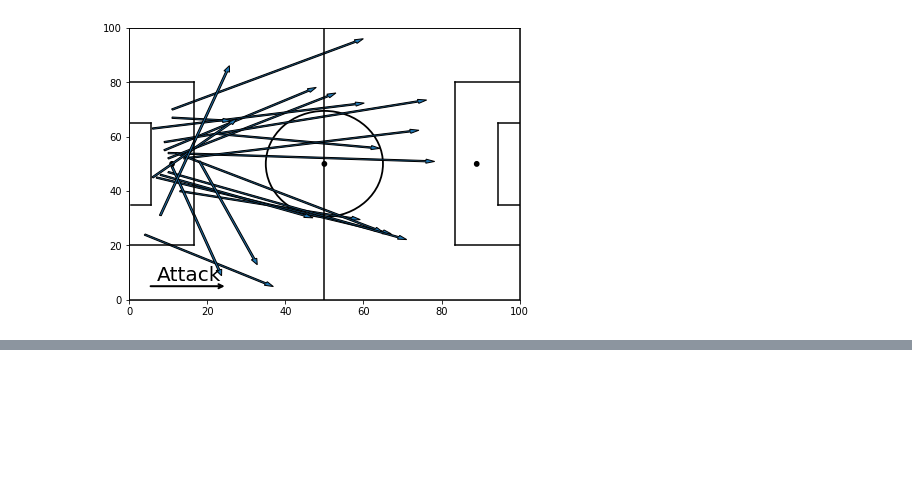
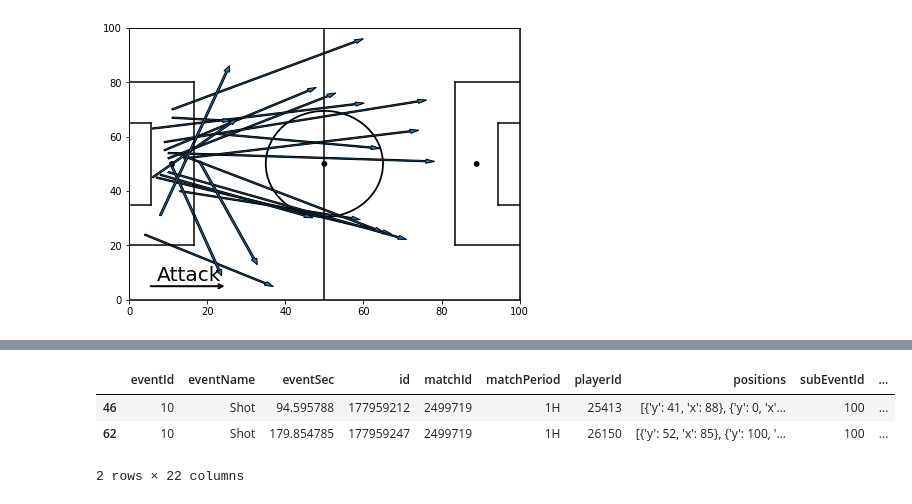
Before and after one commit to AndrewWalker251/football_analytics, a Jupyter notebook: Data Exploration.ipynb, the cells around one changed output, grey strips where cells are left out. Saved outputs shown, nothing was run; the diff lists cells and outputs as text; code cells hidden in the pictures; blank space fills up the shorter version.

```diff
--- a/Data Exploration.ipynb
+++ b/Data Exploration.ipynb
@@ -280,0 +397,7 @@ example_game.display_keeper_distribution()
+# %%
+df_events[df_events['eventName'] == 'Shot'].head(2)
+# %% [output]
+|  | eventId | eventName | eventSec | id | matchId | matchPeriod | playerId | positions | subEventId | ... |
+| 46 | 10 | Shot | 94.595788 | 177959212 | 2499719 | 1H | 25413 | [{'y': 41, 'x': 88}, {'y': 0, 'x'... | 100 | ... |
+| 62 | 10 | Shot | 179.854785 | 177959247 | 2499719 | 1H | 26150 | [{'y': 52, 'x': 85}, {'y': 100, '... | 100 | ... |
+2 rows × 22 columns
```
Also changed, not shown: parts of 21 cells of this notebook, 1 other file.
